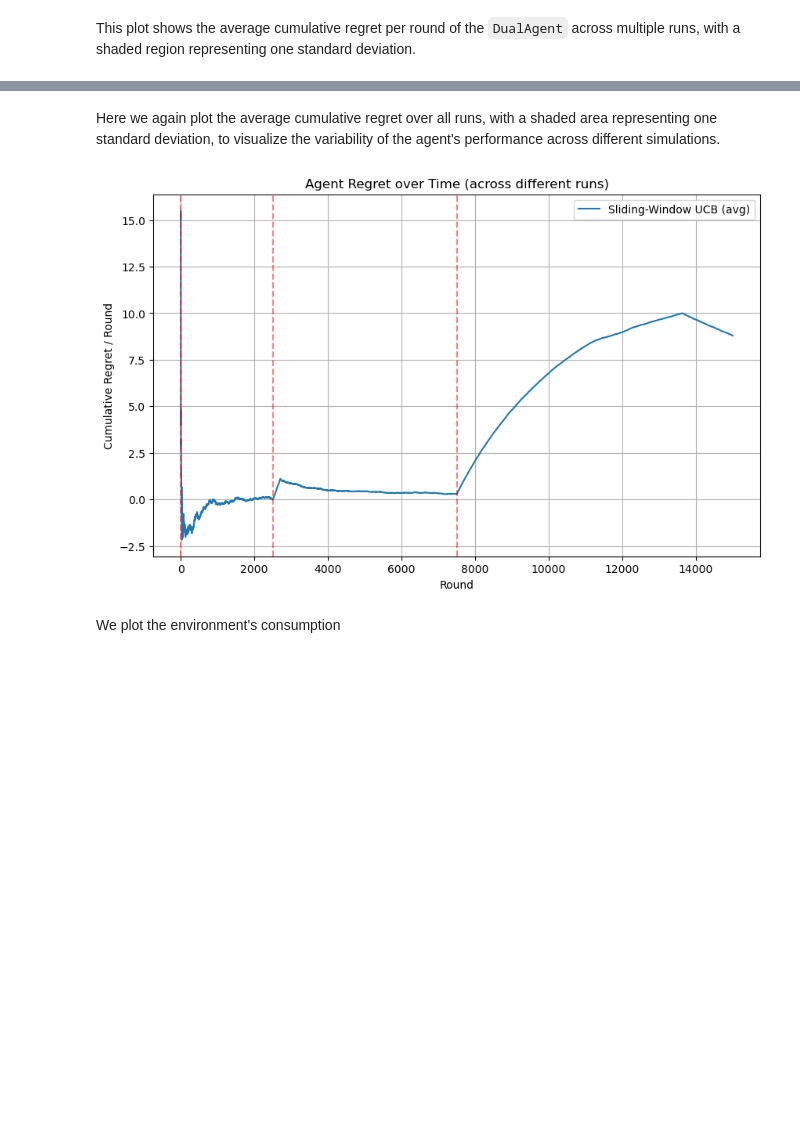
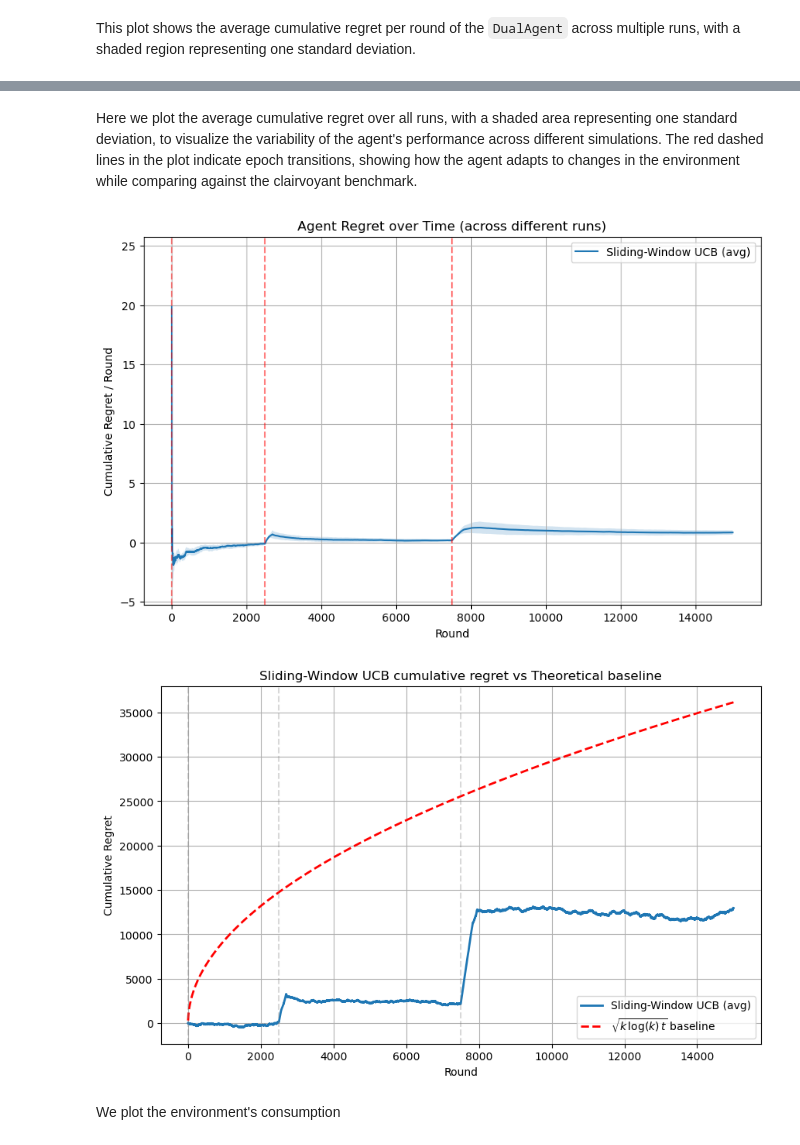
Before and after one commit to alessandrom10/Online_Learning_Applications_Project, a Jupyter notebook: Delivery/Req_5.ipynb, the cells around one changed output, grey strips where cells are left out. Saved outputs shown, nothing was run; the diff lists cells and outputs as text; code cells hidden in the pictures; blank space fills up the shorter version.

```diff
--- a/Delivery/Req_5.ipynb
+++ b/Delivery/Req_5.ipynb
@@ -434,10 +430,9 @@ N, P = intervals[0]['mu'].shape
 n_customers = 10
 
 T_total = l*3
-#window_size = round(0.35 * l)
-window_size = l*9
-#n_runs = 8
-n_runs = 2
+window_size = round(0.35 * l)
+#window_size = l*9
+n_runs = 8
 checkpoint_interval = 1000  # print checkpoint every 1000 rounds
 B = round(T_total * n_customers * N * 0.25)
 
@@ -796,21 +792,59 @@ KeyboardInterrupt:
 # %% [markdown]
-Here we again plot the average cumulative regret over all runs, with a shaded area representing one standard deviation, to visualize the variability of the agent's performance across different simulations.
+Here we plot the average cumulative regret over all runs, with a shaded area representing one standard deviation, to visualize the variability of the agent's performance across different simulations. The red dashed lines in the plot indicate epoch transitions, showing how the agent adapts to changes in the environment while comparing against the clairvoyant benchmark.
 # %%
 plt.figure(figsize=(10,6))
 avg_regret = np.mean(all_regret_ratios, axis=0)
 std_regret = np.std(all_regret_ratios, axis=0)
 plt.plot(avg_regret, label="Sliding-Window UCB (avg)")
 plt.fill_between(range(T_total), avg_regret-std_regret, avg_regret+std_regret, alpha=0.2)
 for interval in intervals:
     plt.axvline(interval['start'], color='red', linestyle='--', alpha=0.5)
 plt.xlabel("Round")
 plt.ylabel("Cumulative Regret / Round")
 plt.title("Agent Regret over Time (across different runs)")
 plt.grid(True)
 plt.legend()
 plt.show()
+
+# --- 3) Agent cumulative regret vs theoretical baseline ---
+# Compute cumulative regret per run
+cumulative_regrets_all = []
+for run in range(n_runs):
+    cumulative_regret_run = np.cumsum(
+        np.array(clair_rewards) - np.array(agent_rewards)
+    )
+    cumulative_regrets_all.append(cumulative_regret_run)
+
+cumulative_regrets_all = np.array(cumulative_regrets_all)
+avg_cum_regret = np.mean(cumulative_regrets_all, axis=0)
+std_cum_regret = np.std(cumulative_regrets_all, axis=0)
+
+# Theoretical adversarial baseline
+k = max(1, N * P)  # number of actions (at least 1)
+theoretical_regret = np.sqrt(k * np.log(max(2, k)) * np.arange(1, T_total + 1)) * 9 * 10
+#theoretical_regret = np.log(np.arange(2, T_total + 2)) * 9 * 10
+
+plt.figure(figsize=(10,6))
+plt.plot(range(T_total), avg_cum_regret, lw=2, label="Sliding-Window UCB (avg)")
+plt.fill_between(range(T_total),
+                 avg_cum_regret - std_cum_regret,
+                 avg_cum_regret + std_cum_regret,
+                 alpha=0.2)
+plt.plot(range(1, T_total + 1), theoretical_regret, 'r--', lw=2,
+         label=r"$\sqrt{k \, \log(k) \, t}$ baseline")
+
+for interval in intervals:
+    plt.axvline(interval['start'], color='gray', linestyle='--', alpha=0.3)
+
+plt.xlabel("Round")
+plt.ylabel("Cumulative Regret")
+plt.title("Sliding-Window UCB cumulative regret vs Theoretical baseline")
+plt.grid(True)
+plt.legend()
+plt.show()
 # %% [output]
-[figure, old version]
+[figure, new version]
+[figure, added]
 # %% [markdown]
 We plot the environment's consumption
 # %%
```
Also changed, not shown: parts of 11 cells of this notebook.
